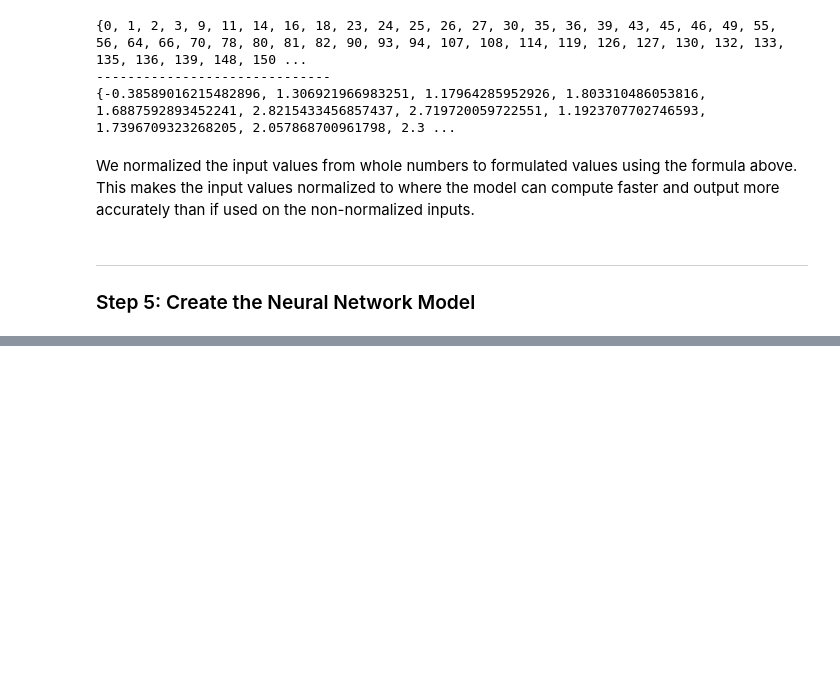
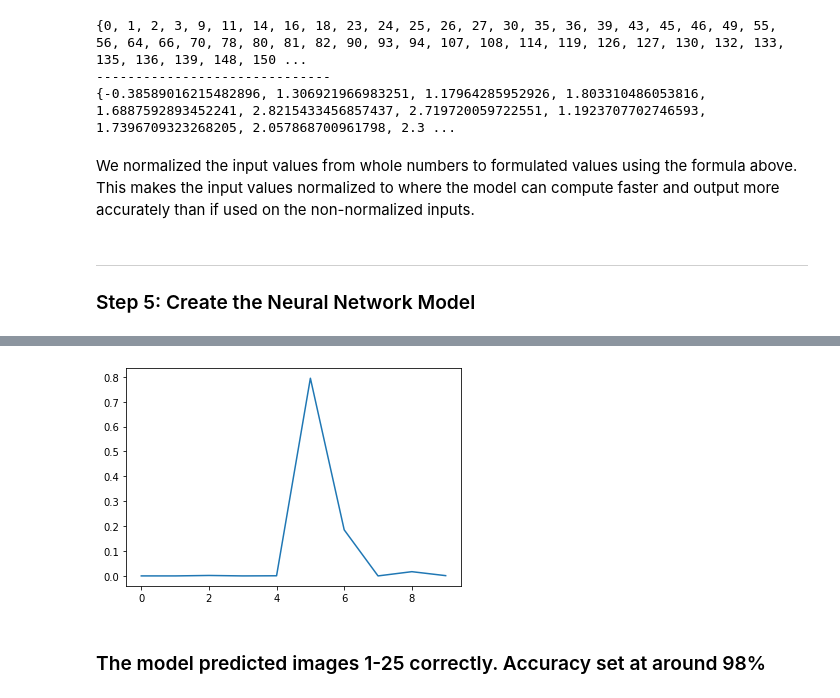
Before and after one commit to gianmillare/Image-Classification-with-Tensorflow-Guide, a Jupyter notebook: project_guide.ipynb, the cells around one changed output, grey strips where cells are left out. Drawn from its saved outputs; the diff is of its cells as text; code cells hidden in the pictures; blank space fills up the shorter version.

```diff
--- a/project_guide.ipynb
+++ b/project_guide.ipynb
@@ -285,0 +331,7 @@ Test accuracy: 97.61000275611877
+# %%
+plt.plot(predictions[8])
+plt.show()
+# %% [output]
+[figure, added]
+# %% [markdown]
+### The model predicted images 1-25 correctly. Accuracy set at around 98%
```
Also changed, not shown: parts of 25 cells of this notebook.
